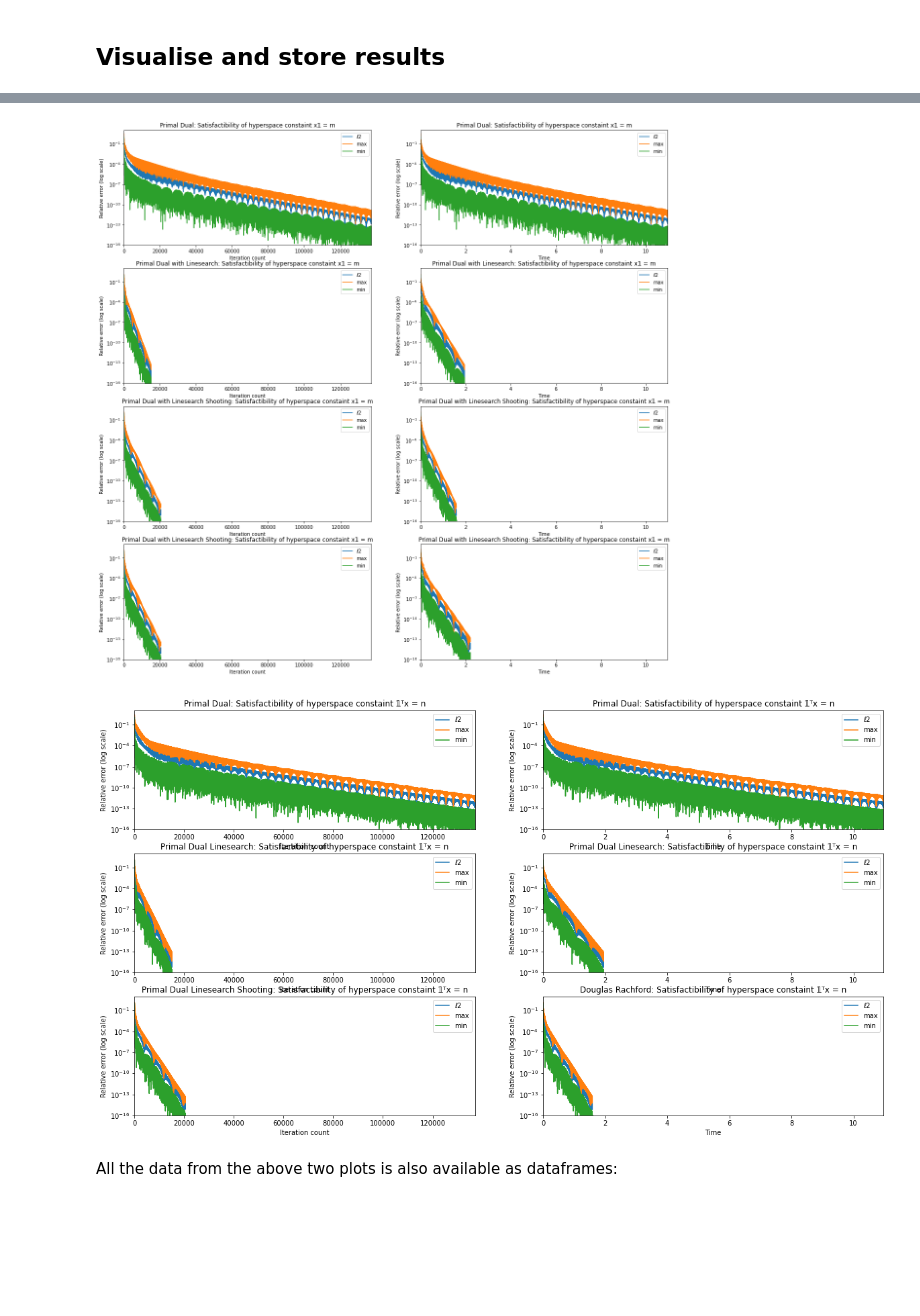
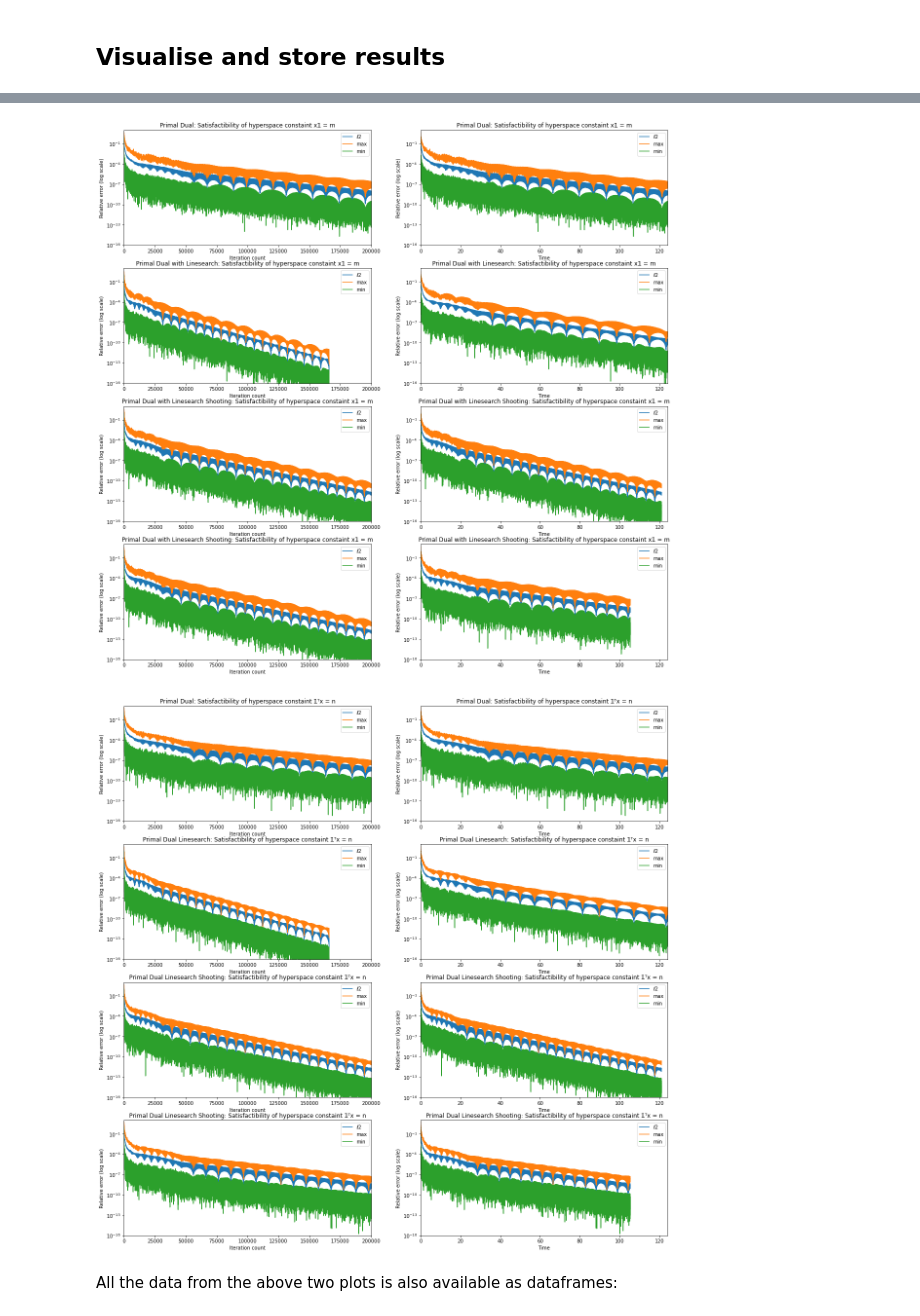
Before and after one commit to Optimal-Transport/Code, a Jupyter notebook: Python Algorithms/OT-Numerics.ipynb, the cells around one changed output, grey strips where cells are left out. Cells and saved outputs as stored; diff of their text form; code cells hidden in the pictures; blank space fills up the shorter version.

```diff
--- a/Python Algorithms/OT-Numerics.ipynb
+++ b/Python Algorithms/OT-Numerics.ipynb
@@ -57,7 +57,7 @@ There are 4 instances in this location:
 # %% [markdown]
 Select one instance:
 # %%
-instance = files[0]
+instance = files[2]
 full_path = path + instance
 # %% [markdown]
 Load data:
@@ -1322,5 +1322,5 @@ Algorithm stopped after 2.2008 seconds and 35959 iterations
 # %%
 x_PD, y_PD, obj_PD, every_critical_PD, every_iter_PD = primal_dual_improved(c,m,n, 200000, collect_obj = True,
                                                              true_obj = obj_exact, true_obj_tol = 1e-20,
-                                                             true_solution = sol, save_iter = True, show = True,τ = τ_our, σ = 0.9/τ_our, ρ = 1.9)
+                                                             true_solution = sol, save_iter = True, show = True,τ = τ_our, σ = 0.9/τ_our, ρ = 1.0)
 # %% [output]
@@ -1627,10 +1627,10 @@ plt.legend()
 #plt.savefig(out_folder+'RelE_m.pdf', bbox_inches='tight',transparent=True)
 plt.show()
 # %% [output]
-[figure, old version]
+[figure, new version]
 # %%
 # Relative variation for 𝟙ᵀx = n
-plt.figure(figsize = (20,15))
+plt.figure(figsize = (20,20))
 
 plt.subplot(4, 2, 1)
 plt.xlim([0,len(every_iter_PD['hyperₙ']['L2'])])
@@ -1673,35 +1673,57 @@ plt.plot(every_iter_PDL['time'], every_iter_PDL['hyperₙ']['max'], label='max')
 plt.plot(every_iter_PDL['time'], every_iter_PDL['hyperₙ']['min'], label='min')
 plt.yscale('log')
 plt.xlabel('Time');    plt.ylabel('Relative error (log scale)');
 plt.title('Primal Dual Linesearch: Satisfactibility of hyperspace constaint 𝟙ᵀx = n');
 plt.legend()
 
 plt.subplot(4, 2, 5)
 plt.xlim([0,len(every_iter_PD['hyperₙ']['L2'])])
 plt.ylim([1e-16,10])
 plt.plot(every_iter_PDLS['it'], every_iter_PDLS['hyperₙ']['L2'], label='ℓ2')
 plt.plot(every_iter_PDLS['it'], every_iter_PDLS['hyperₙ']['max'], label='max')
 plt.plot(every_iter_PDLS['it'], every_iter_PDLS['hyperₙ']['min'], label='min')
 plt.yscale('log')
 plt.xlabel('Iteration count');    plt.ylabel('Relative error (log scale)');
 plt.title('Primal Dual Linesearch Shooting: Satisfactibility of hyperspace constaint 𝟙ᵀx = n');
 plt.legend()
 
 plt.subplot(4, 2, 6)
 plt.xlim([0,every_iter_PD['time'][-1]])
 plt.ylim([1e-16,10])
 plt.plot(every_iter_PDLS['time'], every_iter_PDLS['hyperₙ']['L2'], label='ℓ2')
 plt.plot(every_iter_PDLS['time'], every_iter_PDLS['hyperₙ']['max'], label='max')
 plt.plot(every_iter_PDLS['time'], every_iter_PDLS['hyperₙ']['min'], label='min')
 plt.yscale('log')
 plt.xlabel('Time');    plt.ylabel('Relative error (log scale)');
-plt.title('Douglas Rachford: Satisfactibility of hyperspace constaint 𝟙ᵀx = n');
+plt.title('Primal Dual Linesearch Shooting: Satisfactibility of hyperspace constaint 𝟙ᵀx = n');
+plt.legend()
+
+plt.subplot(4, 2, 7)
+plt.xlim([0,len(every_iter_PD['hyperₙ']['L2'])])
+plt.ylim([1e-16,10])
+plt.plot(every_iter_DR['it'], every_iter_DR['hyperₙ']['L2'], label='ℓ2')
+plt.plot(every_iter_DR['it'], every_iter_DR['hyperₙ']['max'], label='max')
+plt.plot(every_iter_DR['it'], every_iter_DR['hyperₙ']['min'], label='min')
+plt.yscale('log')
+plt.xlabel('Iteration count');    plt.ylabel('Relative error (log scale)');
+plt.title('Primal Dual Linesearch Shooting: Satisfactibility of hyperspace constaint 𝟙ᵀx = n');
+plt.legend()
+
+plt.subplot(4, 2, 8)
+plt.xlim([0,every_iter_PD['time'][-1]])
+plt.ylim([1e-16,10])
+plt.plot(every_iter_DR['time'], every_iter_DR['hyperₙ']['L2'], label='ℓ2')
+plt.plot(every_iter_DR['time'], every_iter_DR['hyperₙ']['max'], label='max')
+plt.plot(every_iter_DR['time'], every_iter_DR['hyperₙ']['min'], label='min')
+plt.yscale('log')
+plt.xlabel('Time');    plt.ylabel('Relative error (log scale)');
+plt.title('Primal Dual Linesearch Shooting: Satisfactibility of hyperspace constaint 𝟙ᵀx = n');
 plt.legend()
 
 #plt.savefig(out_folder+'RelE_n.pdf', bbox_inches='tight',transparent=True)
 plt.show()
 # %% [output]
-[figure, old version]
+[figure, new version]
 # %% [markdown]
 All the data from the above two plots is also available as dataframes:
 # %%
```
Also changed, not shown: parts of 9 cells of this notebook.
